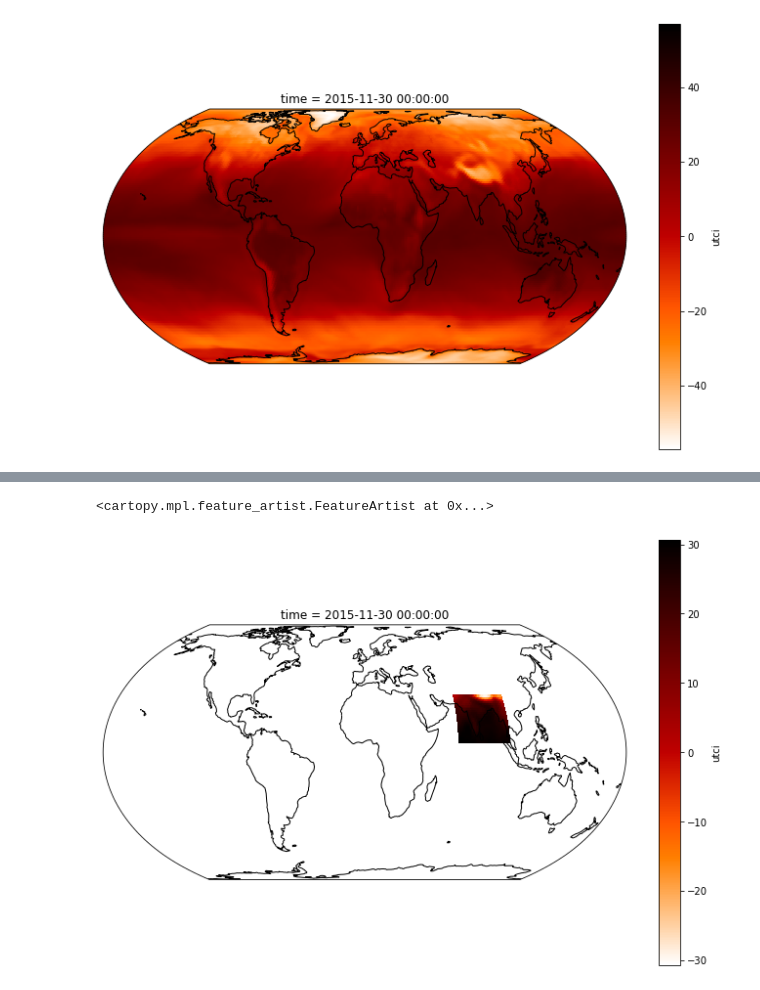
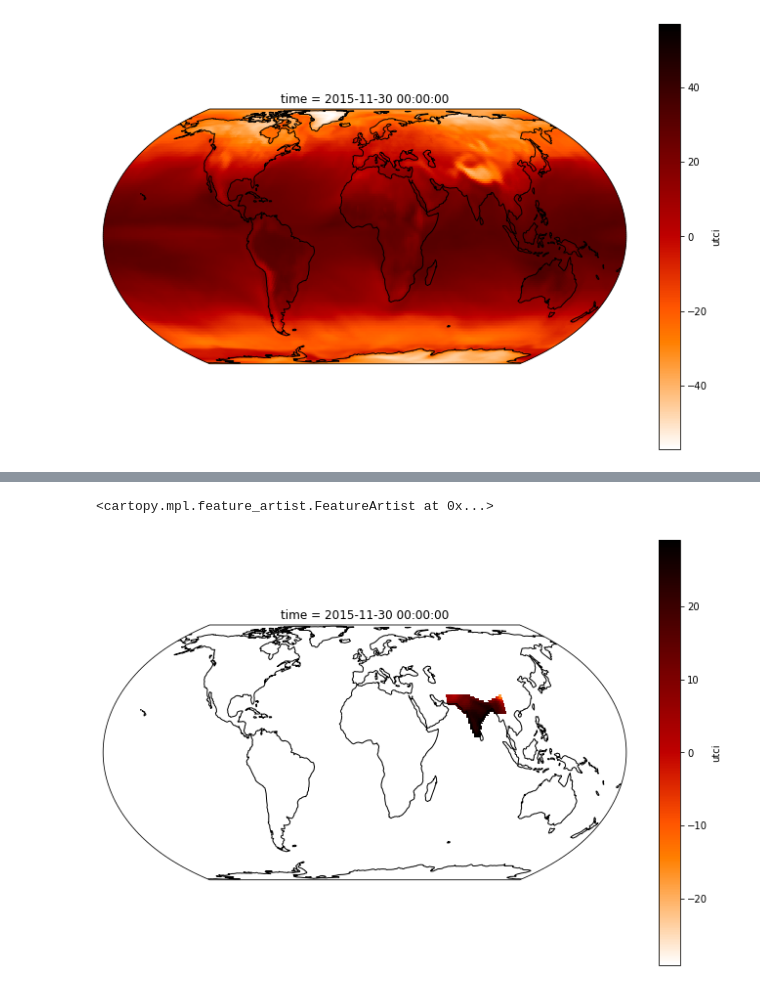
Before and after one commit to cmip6moap/project10, a Jupyter notebook: notebooks/UTCI_changes_over_time.ipynb, the cells around one changed output, grey strips where cells are left out. Saved outputs shown, nothing was run; the diff lists cells and outputs as text; code cells hidden in the pictures.

```diff
--- a/notebooks/UTCI_changes_over_time.ipynb
+++ b/notebooks/UTCI_changes_over_time.ipynb
@@ -25,7 +27,10 @@ for subfolder in subfolders[1:2]:
     for ssfolder in ssfolders[:2]:
         # files = os.listdir(os.path.join(folder, subfolder, ssfolder))
         # print(files)
-        data = xr.open_mfdataset(os.path.join(folder, subfolder, ssfolder, "*.nc"), concat_dim="time", engine="netcdf4")
+        data = xr.open_mfdataset(
+            os.path.join(folder, subfolder, ssfolder, "*.nc"), concat_dim="time", engine="netcdf4",
+            #chunks={'lat': 30, 'lon': 30, 'time': -1}
+        )
         resample = data.resample(time="M").mean()
 # %% [output]
 ['r1i1p1f1']
@@ -55,14 +60,12 @@ Coordinates:
   * lat      (lat) float64 -89.5 -88.5 -87.5 -86.5 -85.5 ... 86.5 87.5 88.5 89.5
   * lon      (lon) float64 -179.5 -178.5 -177.5 -176.5 ... 177.5 178.5 179.5
 # %%
-mask = regionmask.defined_regions.giorgi.mask(resample)
+mask = regionmask.defined_regions.ar6.all.mask(resample)
 proj = ccrs.EqualEarth()
 f = plt.figure(figsize=(12,8))
 ax = plt.subplot(111, projection=proj)
-#ax.set_global()
 mask.plot(ax=ax, transform=ccrs.PlateCarree(), add_colorbar=False)
-#ax.coastlines()
-regionmask.defined_regions.giorgi.plot(
+regionmask.defined_regions.ar6.all.plot(
     ax=ax, coastlines=True
 )
 # %% [output]
@@ -78,3 +81,11 @@ ax.coastlines()
 # %% [output]
 <cartopy.mpl.feature_artist.FeatureArtist at 0x...>
 [figure]
+# %%
+indiaMask = 37
+plt.figure(figsize=(12, 8))
+ax = plt.subplot(111, projection=proj)
+(resample.isel(time=10).utci.where(mask==indiaMask)-273.15).plot(
+    ax=ax, transform=ccrs.PlateCarree(), add_colorbar=True, cmap="gist_heat_r"
+)
+ax.coastlines()
@@ -81,10 +95,10 @@ ax.coastlines()
 # %%
 plt.figure(figsize=(12, 8))
 ax = plt.subplot(111, projection=proj)
-(resample.isel(time=10).utci.where(mask==18)-273.15).plot(
+(resample.isel(time=10).utci.where((mask==indiaMask) & (popdata_xr>0))-273.15).plot(
     ax=ax, transform=ccrs.PlateCarree(), add_colorbar=True, cmap="gist_heat_r"
 )
 ax.coastlines()
 # %% [output]
 <cartopy.mpl.feature_artist.FeatureArtist at 0x...>
-[figure, old version]
+[figure, new version]
```
Also changed, not shown: parts of 22 cells of this notebook, 2 other files.
